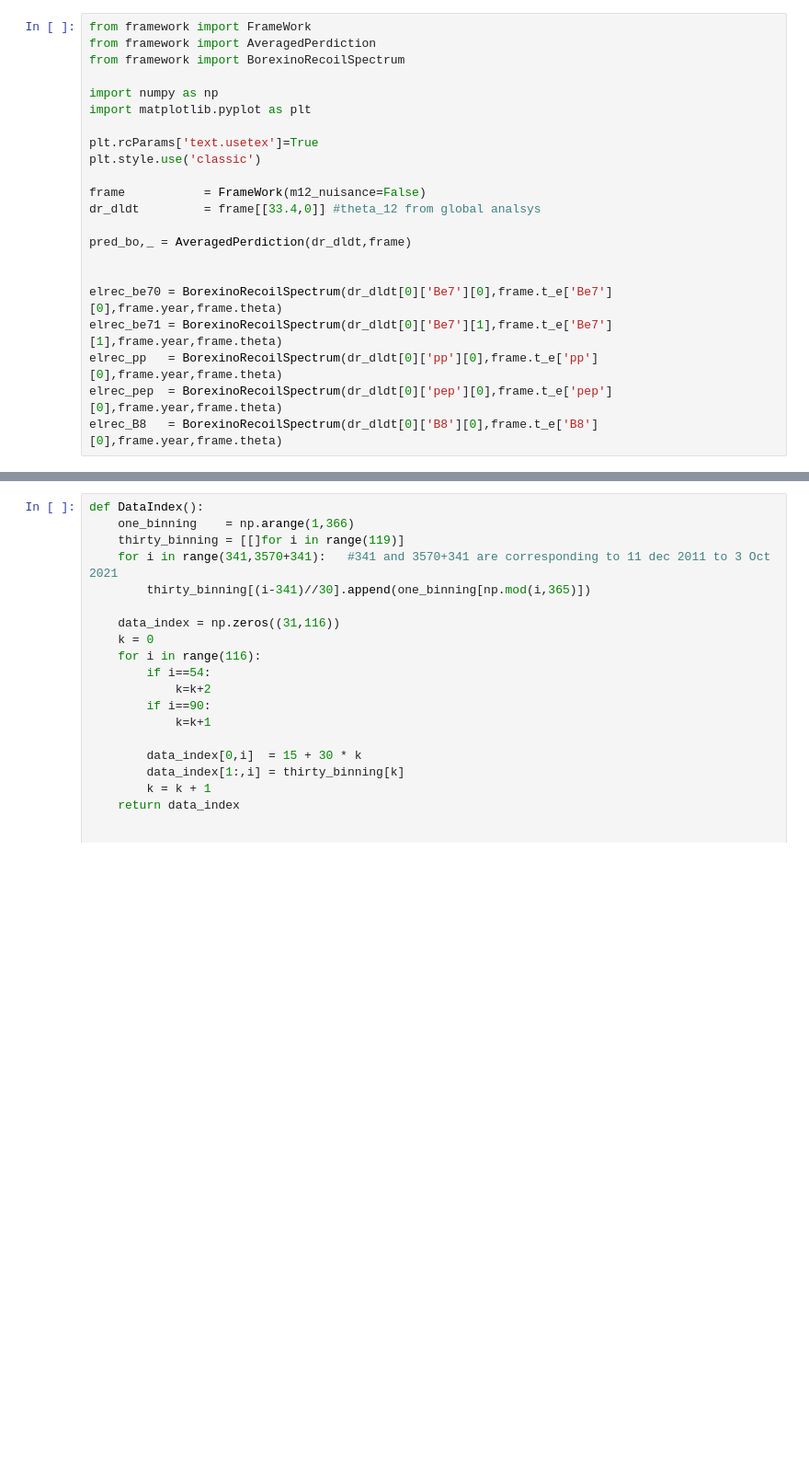
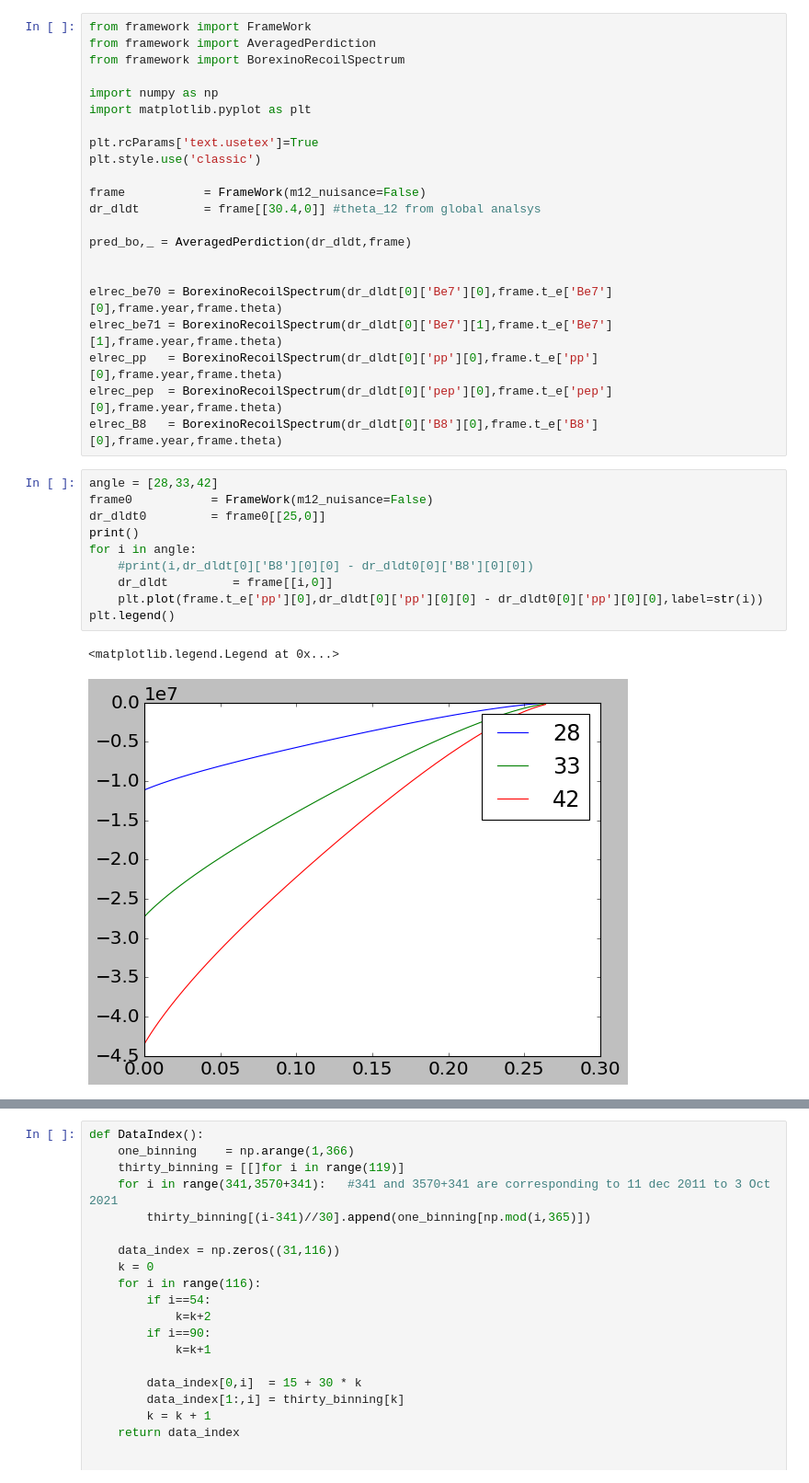
Before and after one commit to SaeedAnsarifard/SolarNeutrinos-pseudoDirac, a Jupyter notebook: Tutorial_Borexino_Prediction.ipynb, the cells around one changed output, grey strips where cells are left out. Shown at 92% size. Cells and saved outputs as stored; diff of their text form; blank space fills up the shorter version.

```diff
--- a/Tutorial_Borexino_Prediction.ipynb
+++ b/Tutorial_Borexino_Prediction.ipynb
@@ -10,7 +10,7 @@ plt.rcParams['text.usetex']=True
 plt.style.use('classic')
 
 frame           = FrameWork(m12_nuisance=False)
-dr_dldt         = frame[[33.4,0]] #theta_12 from global analsys
+dr_dldt         = frame[[30.4,0]] #theta_12 from global analsys
 
 pred_bo,_ = AveragedPerdiction(dr_dldt,frame)
 
@@ -20,6 +20,19 @@ elrec_be71 = BorexinoRecoilSpectrum(dr_dldt[0]['Be7'][1],frame.t_e['Be7'][1],fra
 elrec_pp   = BorexinoRecoilSpectrum(dr_dldt[0]['pp'][0],frame.t_e['pp'][0],frame.year,frame.theta)
 elrec_pep  = BorexinoRecoilSpectrum(dr_dldt[0]['pep'][0],frame.t_e['pep'][0],frame.year,frame.theta)
 elrec_B8   = BorexinoRecoilSpectrum(dr_dldt[0]['B8'][0],frame.t_e['B8'][0],frame.year,frame.theta)
+# %%
+angle = [28,33,42]
+frame0           = FrameWork(m12_nuisance=False)
+dr_dldt0         = frame0[[25,0]]
+print()
+for i in angle:
+    #print(i,dr_dldt[0]['B8'][0][0] - dr_dldt0[0]['B8'][0][0])
+    dr_dldt         = frame[[i,0]]
+    plt.plot(frame.t_e['pp'][0],dr_dldt[0]['pp'][0][0] - dr_dldt0[0]['pp'][0][0],label=str(i))
+plt.legend()
+# %% [output]
+<matplotlib.legend.Legend at 0x...>
+[figure, added]
 # %%
 print(pred_bo)
 # %% [output]
```
Also changed, not shown: parts of 3 cells of this notebook.
